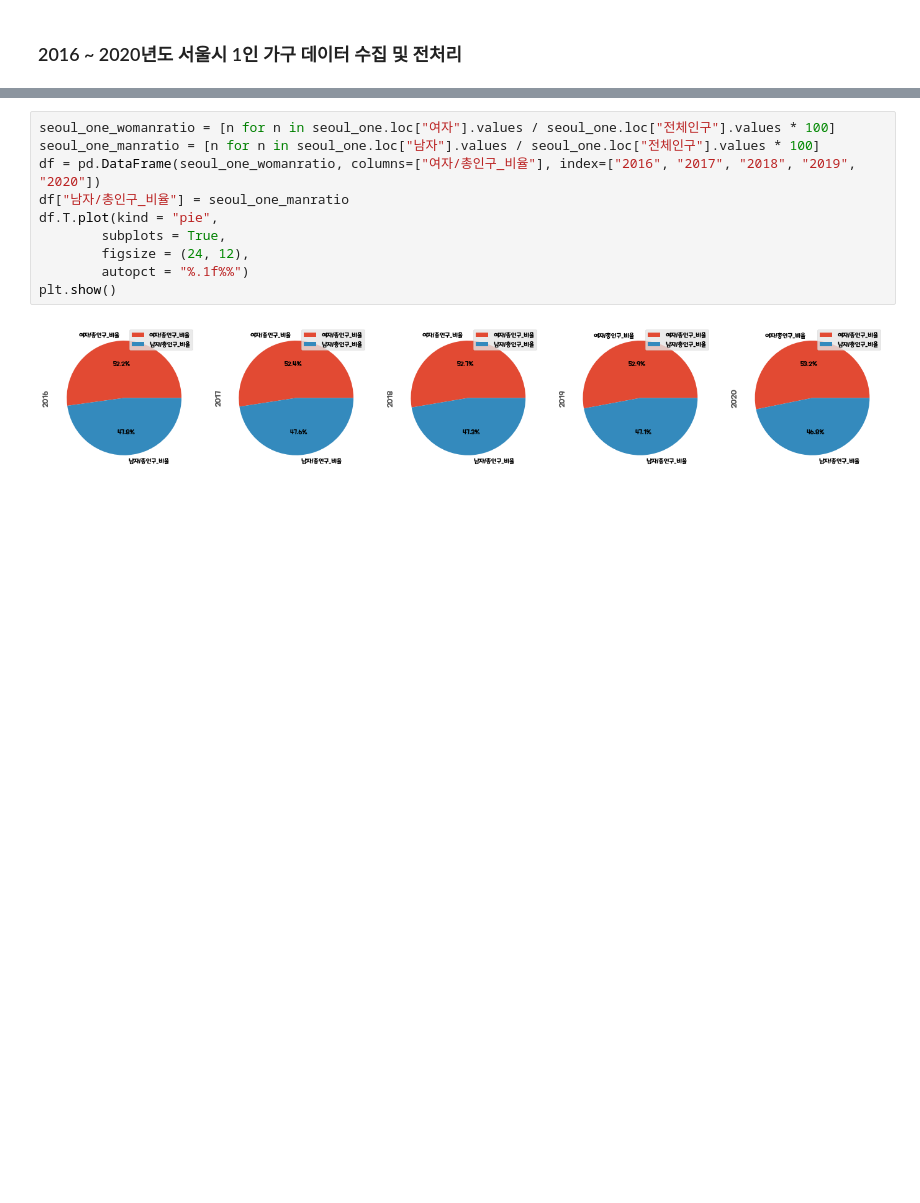
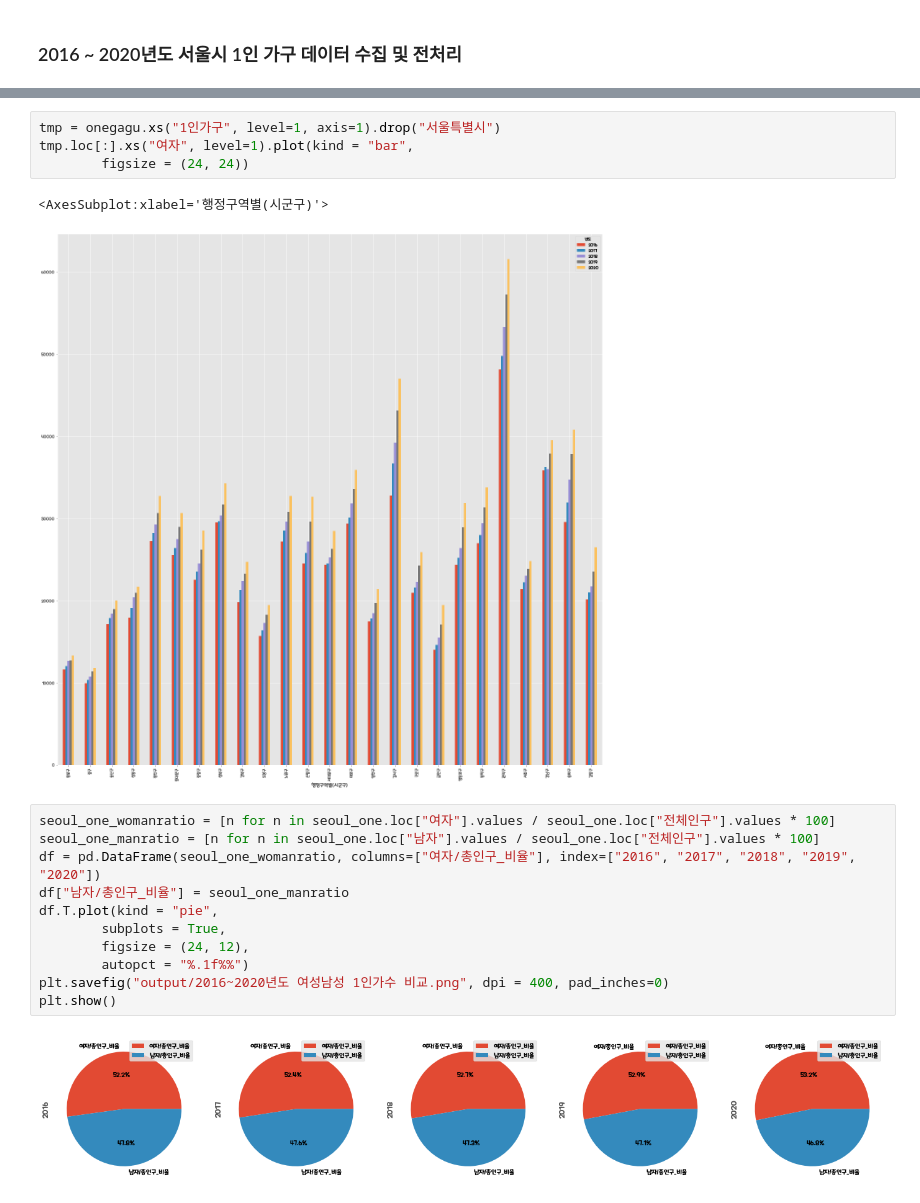
Before and after one commit to dlaghwls1104/ICU, a Jupyter notebook: 서울시1인가구.ipynb, the cells around one changed output, grey strips where cells are left out. Drawn from its saved outputs; the diff is of its cells as text; blank space fills up the shorter version.

Commit message:
onegagu_analysis.commit

```diff
--- a/서울시1인가구.ipynb
+++ b/서울시1인가구.ipynb
@@ -54,6 +65,13 @@ plt.ylim(bottom = 300000, top = 1400000)
 plt.show()
 # %% [output]
 [figure]
+# %%
+tmp = onegagu.xs("1인가구", level=1, axis=1).drop("서울특별시")
+tmp.loc[:].xs("여자", level=1).plot(kind = "bar",
+        figsize = (24, 24))
+# %% [output]
+<AxesSubplot:xlabel='행정구역별(시군구)'>
+[figure, added]
 # %%
 seoul_one_womanratio = [n for n in seoul_one.loc["여자"].values / seoul_one.loc["전체인구"].values * 100]
 seoul_one_manratio = [n for n in seoul_one.loc["남자"].values / seoul_one.loc["전체인구"].values * 100]
@@ -63,6 +81,7 @@ df.T.plot(kind = "pie",
         subplots = True,
         figsize = (24, 12),
         autopct = "%.1f%%")
+plt.savefig("output/2016~2020년도 여성남성 1인가수 비교.png", dpi = 400, pad_inches=0)
 plt.show()
 # %% [output]
 [figure]
```
Also changed, not shown: parts of 4 cells of this notebook.
